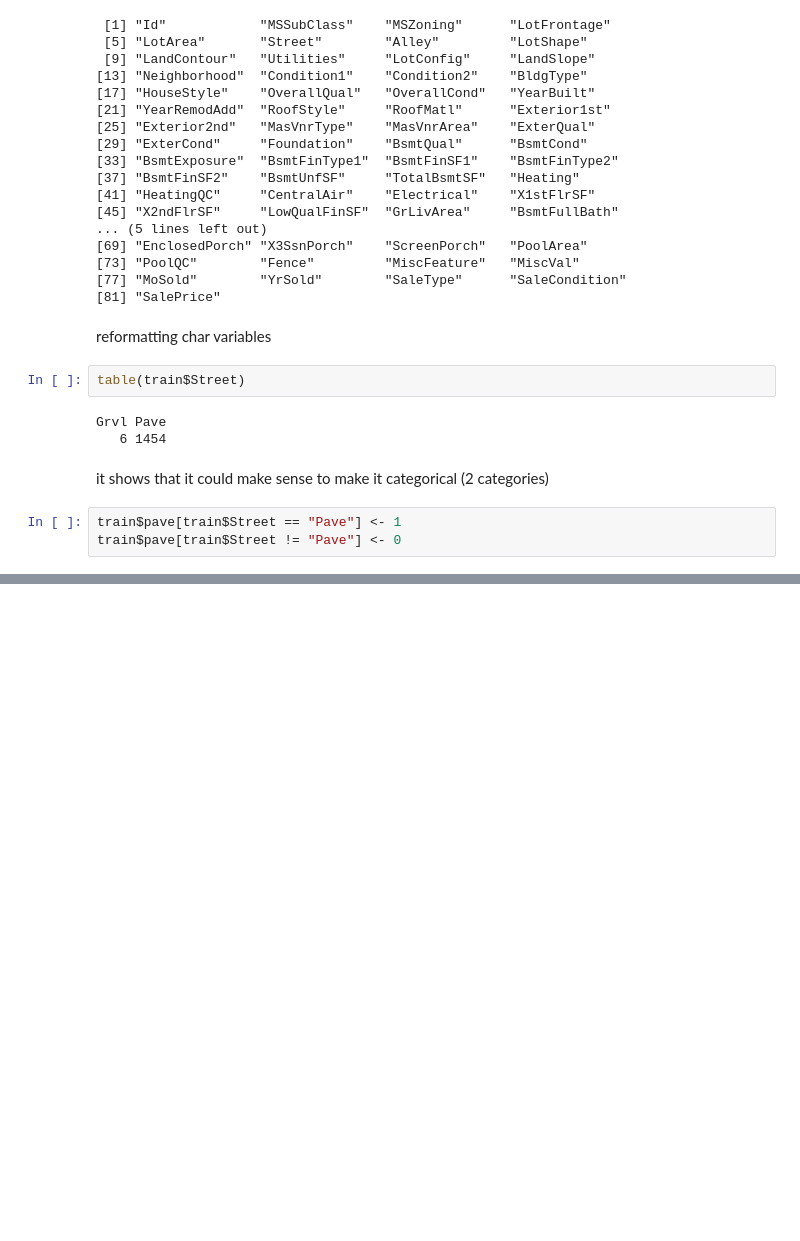
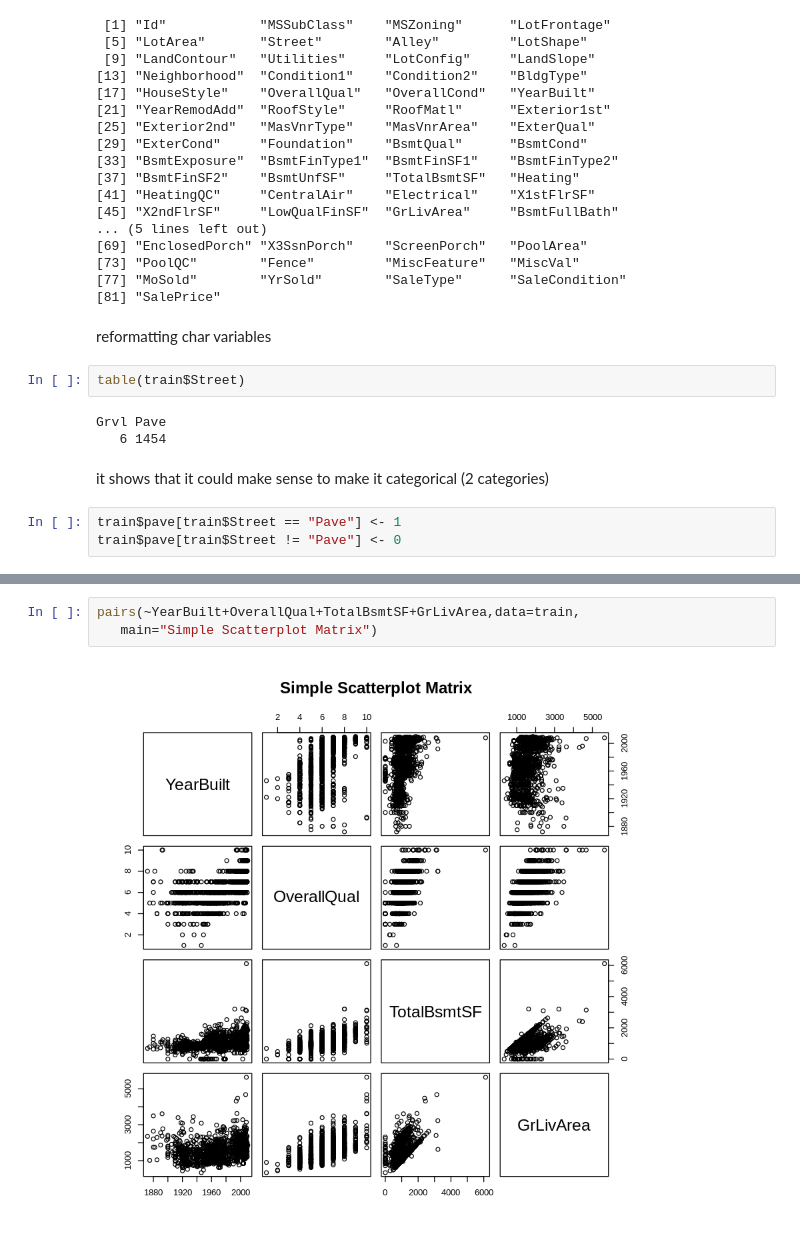
Before and after one commit to stepinski/machinelearning, a Jupyter notebook: RE dat testing.ipynb, the cells around one changed output, grey strips where cells are left out. Drawn from its saved outputs; the diff is of its cells as text; blank space fills up the shorter version.

```diff
--- a/RE dat testing.ipynb
+++ b/RE dat testing.ipynb
@@ -69,0 +519,5 @@ C (all)      FV      RH      RL      RM
+# %%
+pairs(~YearBuilt+OverallQual+TotalBsmtSF+GrLivArea,data=train,
+   main="Simple Scatterplot Matrix")
+# %% [output]
+[figure, added]
```
Also changed, not shown: parts of 32 cells of this notebook.
